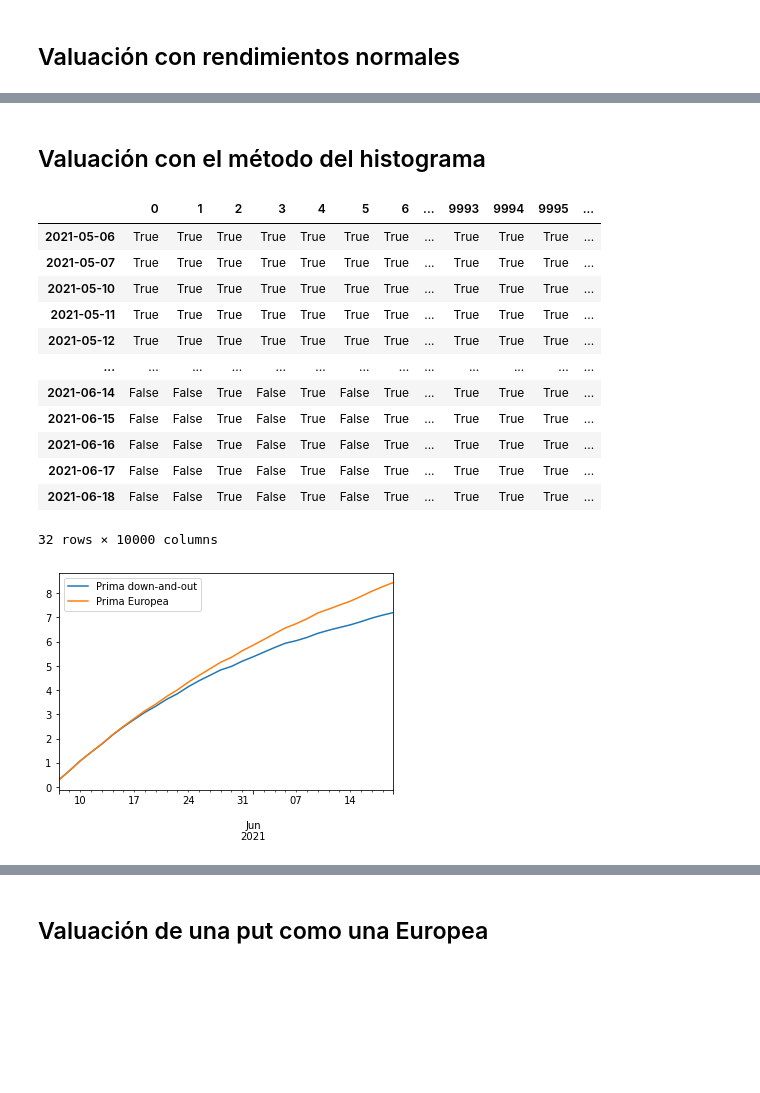
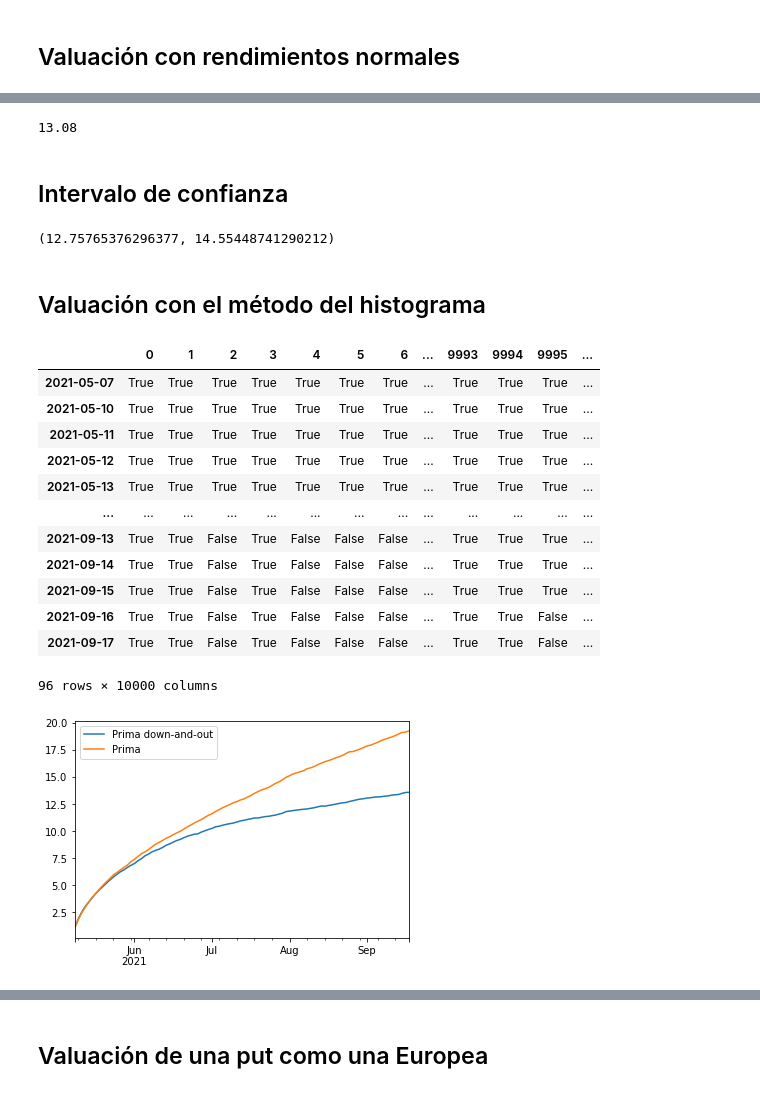
Before and after one commit to JuanPablo2019/Tarea-11, a Jupyter notebook: TAREA 11.RuizMagañaJuanPablo_NavarroValenciaDayana.ipynb, the cells around one changed output, grey strips where cells are left out. Drawn from its saved outputs; the diff is of its cells as text; code cells hidden in the pictures; blank space fills up the shorter version.

```diff
--- a/TAREA 11.RuizMagañaJuanPablo_NavarroValenciaDayana.ipynb
+++ b/TAREA 11.RuizMagañaJuanPablo_NavarroValenciaDayana.ipynb
@@ -652,7 +652,7 @@ msft_opt.set_index('Expiry').sort_index()
 # %% [markdown]
 >Elijo una fecha de vencimiento en particular.
 # %%
-fecha = '2021-06-18'
+fecha = '2021-09-17'
 opt_call = msft_opt.loc[(msft_opt.Type=='call') & (msft_opt.Expiry==fecha)]
 opt_call
 # %% [output]
@@ -725,6 +727,6 @@ Tomo la tasa libre de riesgo de la pagina de la FED
 # %%
 mu = ret_msft.mean()
 sigma = ret_msft.std()
-r = (0.06/100)/360
+r = (0.05/100)/360
 mu,sigma,r
 # %% [output]
@@ -884,3 +888,18 @@ Name: 2021-06-18 00:00:00, dtype: float64
+# %%
+opcion['JSON']['lastPrice'] # last price
+# %% [output]
+13.08
+# %% [markdown]
+## Intervalo de confianza
+# %%
+confianza = 0.95
+sigma_est = sim_closes.iloc[-1].sem()
+mean_est = callui_r.iloc[-1]['Prima down-and-out']
+
+i2 = st.norm.interval(confianza, loc=mean_est, scale=sigma_est)
+print(i2)
+# %% [output]
+(12.75765376296377, 14.55448741290212)
 # %% [markdown]
 ## Valuación con el método del histograma
 # %%
@@ -919,27 +938,25 @@ I = (sim_closes_hist > B).cumprod() > 0
 I
 # %% [output]
 |  | 0 | 1 | 2 | 3 | 4 | 5 | 6 | ... | 9993 | 9994 | 9995 | ... |
-| 2021-05-06 | True | True | True | True | True | True | True | ... | True | True | True | ... |
 | 2021-05-07 | True | True | True | True | True | True | True | ... | True | True | True | ... |
 | 2021-05-10 | True | True | True | True | True | True | True | ... | True | True | True | ... |
 | 2021-05-11 | True | True | True | True | True | True | True | ... | True | True | True | ... |
 | 2021-05-12 | True | True | True | True | True | True | True | ... | True | True | True | ... |
+| 2021-05-13 | True | True | True | True | True | True | True | ... | True | True | True | ... |
 | ... | ... | ... | ... | ... | ... | ... | ... | ... | ... | ... | ... | ... |
-| 2021-06-14 | False | False | True | False | True | False | True | ... | True | True | True | ... |
-| 2021-06-15 | False | False | True | False | True | False | True | ... | True | True | True | ... |
-| 2021-06-16 | False | False | True | False | True | False | True | ... | True | True | True | ... |
-| 2021-06-17 | False | False | True | False | True | False | True | ... | True | True | True | ... |
-| 2021-06-18 | False | False | True | False | True | False | True | ... | True | True | True | ... |
+| 2021-09-13 | True | True | False | True | False | False | False | ... | True | True | True | ... |
+| 2021-09-14 | True | True | False | True | False | False | False | ... | True | True | True | ... |
+| 2021-09-15 | True | True | False | True | False | False | False | ... | True | True | True | ... |
+| 2021-09-16 | True | True | False | True | False | False | False | ... | True | True | False | ... |
+| 2021-09-17 | True | True | False | True | False | False | False | ... | True | True | False | ... |
-32 rows × 10000 columns
+96 rows × 10000 columns
 # %%
-# Calcular la prima de una opción Europea
-call = pd.DataFrame({'Prima Europea':np.exp(-r*ndays)*np.fmax(sim_closes_hist-strike, 0)
-                     .mean(axis=1)},index=dates)
+
 # Calcular la prima de una opción barrera
-callui = pd.DataFrame({'Prima down-and-out':np.exp(-r*ndays)*(I * np.fmax(sim_closes_hist-strike, 0))
+callui_hist = pd.DataFrame({'Prima down-and-out':np.exp(-r*ndays)*(I * np.fmax(sim_closes_hist-strike, 0))
                        .mean(axis=1)},index=dates)
 # Graficar el resultado de las dos primas previamente valuadas
-ax = callui.plot();
-call.plot(ax=ax);
+ax = callui_hist.plot();
+call_hist.plot(ax=ax);
 # %% [output]
-[figure, old version]
+[figure, new version]
```
Also changed, not shown: parts of 60 cells of this notebook.
